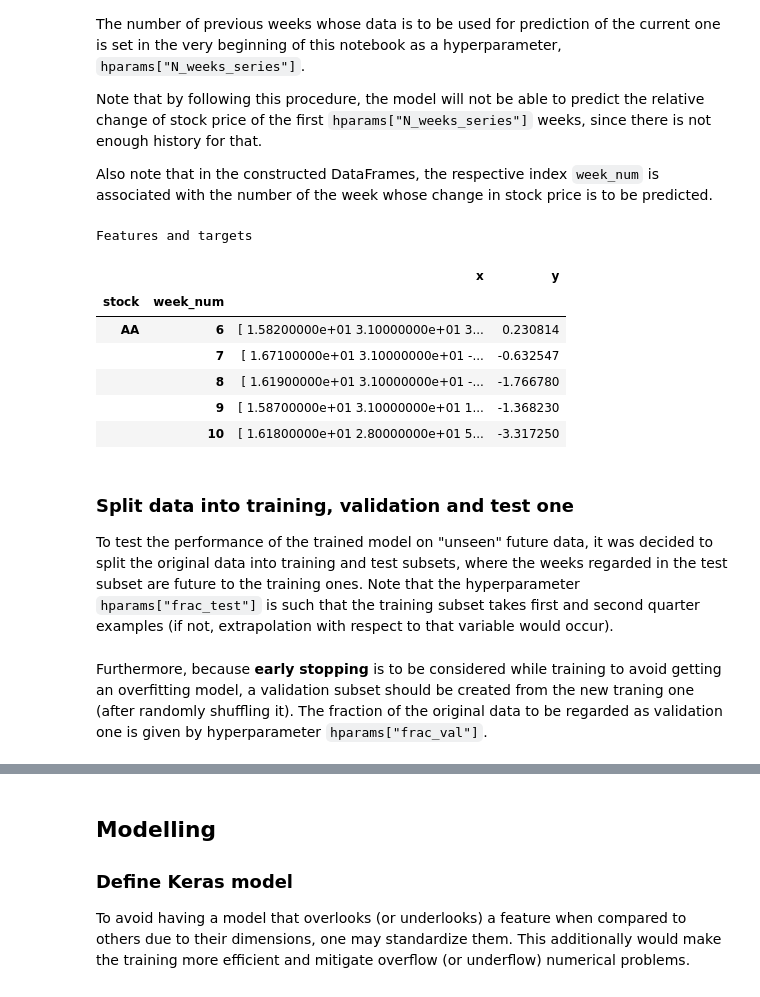
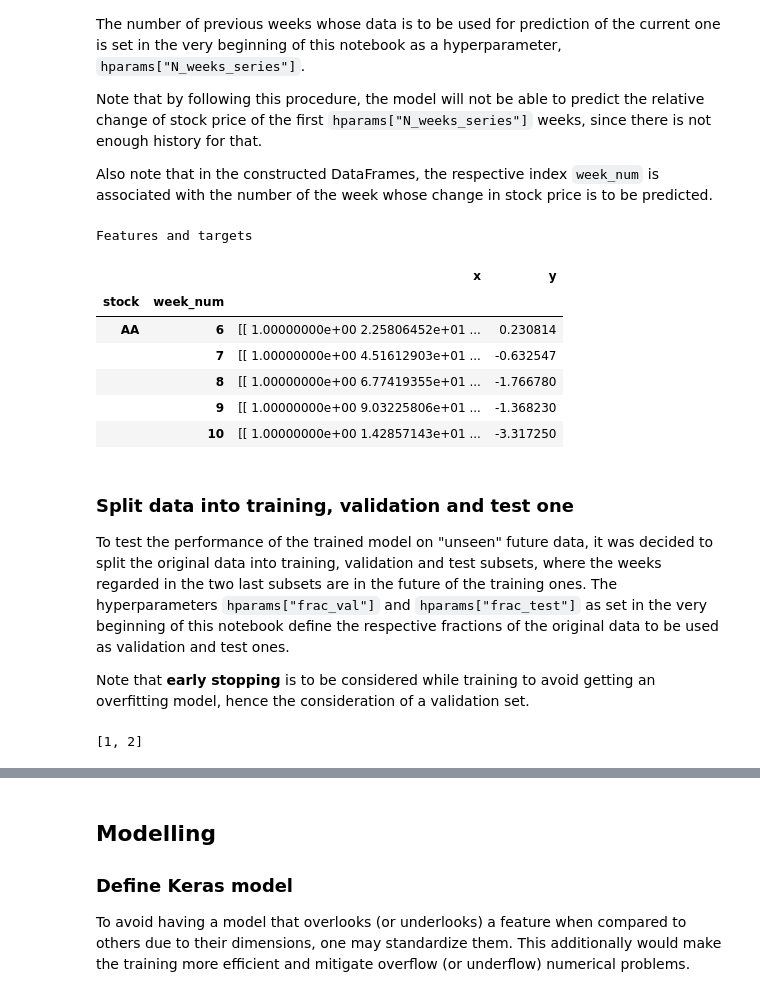
Before and after one commit to eliocpereira95/DSU-Recruitment-Challenges, a Jupyter notebook: submission.ipynb, the cells around one changed output, grey strips where cells are left out. Drawn from its saved outputs; the diff is of its cells as text; code cells hidden in the pictures.

Commit message:
Considered a second model

```diff
--- a/submission.ipynb
+++ b/submission.ipynb
@@ -152,8 +153,10 @@ stocks = data["stock"].unique()
 data["date"] = pd.to_datetime(data["date"], format="%m/%d/%Y")
 
 # Add column with percentage of the month associated with the dates
-data["percent_month"] = data["date"].dt.strftime(date_format="%m/%d/%Y").apply(
-    lambda x: pd.Period(x).days_in_month
+data["percent_month"] = (data["date"].dt.day /
+    data["date"].dt.strftime(date_format="%m/%d/%Y").apply(
+        lambda x: pd.Period(x).days_in_month
+    ) * 100
 )
 
 # Add column with year's week numbers associated with the dates
@@ -229,7 +232,7 @@ The model should predict the relative change in stock price of the current week
 The solution of the current problem would not directly be the prediction of `percent_change_next_weeks_price` but, indirectly, the stock whose such quantity is maximum - which may be easily computed from the former.
 # %%
 # Column name of data's previous week record, defining current week's target
-col_y_previous = "percent_change_next_weeks_price"
+col_y = "percent_change_next_weeks_price"
 # %% [markdown]
 ### What are the Features?
 
@@ -252,13 +257,13 @@ The feature data of the previous weeks are
 # %%
-# Column names of data's previous week record, defining current week's features
-cols_x_previous = [
+# Column names of data's previous week records, defining current week's features
+cols_x = [
     "quarter", "percent_month", "open", "high", "low", "percent_change_price", "volume",
     "percent_change_volume_over_last_wk", "days_to_next_dividend",
     "percent_return_next_dividend"
 ]
 
-# Column names of data's even previous week record, defining current week's features
-cols_x_even_previous = list(set(cols_x_previous) - set(["volume", "next_weeks_open"]))
+# Number of feature quantities
+N_x = len(cols_x)
 # %% [markdown]
 ### Sort the data by stock and week number
 
@@ -691,19 +696,16 @@ Also note that in the constructed DataFrames, the respective index `week_num` is
 def get_x_y(row):
     # Stock and week number of data's previous week record
     (stock, week_num) = row.name
-    # Features of data's previous week record
-    x_previous = row[cols_x_previous].values
-    # Features of data's records of even previous weeks
-    x_even_previous = (
-        data.loc[stock].loc[week_num - hparams["N_weeks_series"] + 1 : week_num - 1]
-        [cols_x_even_previous]
-        .values
-    )
-    # Combined features
-    x = np.concatenate((x_even_previous.flatten(), x_previous))
+    # Features of data's records of previous weeks
+    # [NOTE: as required by Keras' LSTM model: first dimension associated with time
+    # instant, second with feature component.]
+    x = (
+        data.loc[stock].loc[week_num - hparams["N_weeks_series"] + 1 : week_num]
+        [cols_x]
+    ).to_numpy()
 
     # Target of data's previous week record
-    y = row[col_y_previous]
+    y = row[col_y]
 
     new_row = pd.Series([x, y], index=["x", "y"])
 
@@ -711,34 +713,37 @@ def get_x_y(row):
 # %%
 # Extract features and targets
 data = data.apply(get_x_y, axis="columns")
 
 # Redefine index week_num as week_num + 1
 data.index = pd.MultiIndex.from_arrays([
     data.index.get_level_values("stock"),
     data.index.get_level_values("week_num") + 1
 ])
 
 # Drop non-supported weeks
 data = data[data.index.get_level_values("week_num") >= hparams["N_weeks_series"] + 1]
 
-# Get dimensionality of feature vector
-N_features = len(data["x"].iloc[0])
-
 # Display DataFrames
 display(style_df(df=data.head(), caption="Features and targets"))
 # %% [output]
 Features and targets
 |  |  | x | y |
 | stock | week_num |  |  |
-| AA | 6 | [ 1.58200000e+01 3.10000000e+01 3... | 0.230814 |
-|  | 7 | [ 1.67100000e+01 3.10000000e+01 -... | -0.632547 |
-|  | 8 | [ 1.61900000e+01 3.10000000e+01 -... | -1.766780 |
-|  | 9 | [ 1.58700000e+01 3.10000000e+01 1... | -1.368230 |
-|  | 10 | [ 1.61800000e+01 2.80000000e+01 5... | -3.317250 |
+| AA | 6 | [[ 1.00000000e+00 2.25806452e+01 ... | 0.230814 |
+|  | 7 | [[ 1.00000000e+00 4.51612903e+01 ... | -0.632547 |
+|  | 8 | [[ 1.00000000e+00 6.77419355e+01 ... | -1.766780 |
+|  | 9 | [[ 1.00000000e+00 9.03225806e+01 ... | -1.368230 |
+|  | 10 | [[ 1.00000000e+00 1.42857143e+01 ... | -3.317250 |
 # %% [markdown]
 ### Split data into training, validation and test one
 
-To test the performance of the trained model on "unseen" future data, it was decided to split the original data into training and test subsets, where the weeks regarded in the test subset are future to the training ones. Note that the hyperparameter `hparams["frac_test"]` is such that the training subset takes first and second quarter examples (if not, extrapolation with respect to that variable would occur).
+To test the performance of the trained model on "unseen" future data, it was decided to split the original data into training, validation and test subsets, where the weeks regarded in the two last subsets are in the future of the training ones. The hyperparameters `hparams["frac_val"]` and `hparams["frac_test"]` as set in the very beginning of this notebook define the respective fractions of the original data to be used as validation and test ones.
+
+Note that **early stopping** is to be considered while training to avoid getting an overfitting model, hence the consideration of a validation set.
+# %%
+[1,2,3,4][-2 - 2:-2]
+# %% [output]
+[1, 2]
 # %%
 # ---> Numbers
 # Week numbers
@@ -761,2 +769,0 @@ data_train = data.drop(data_test.index)
-# %% [markdown]
-Furthermore, because **early stopping** is to be considered while training to avoid getting an overfitting model, a validation subset should be created from the new traning one (after randomly shuffling it). The fraction of the original data to be regarded as validation one is given by hyperparameter `hparams["frac_val"]`.
```
Also changed, not shown: parts of 22 cells of this notebook, 1 other file.
